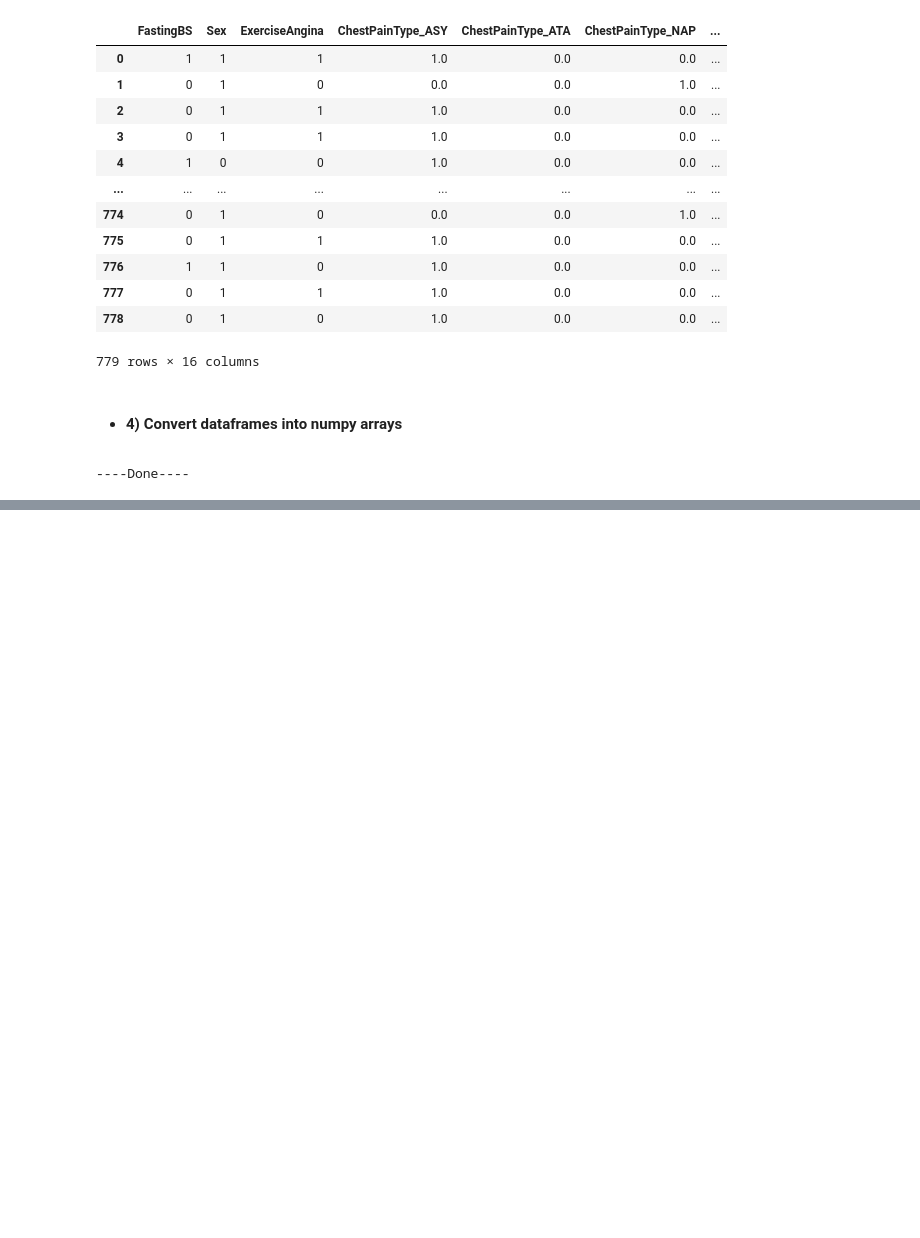
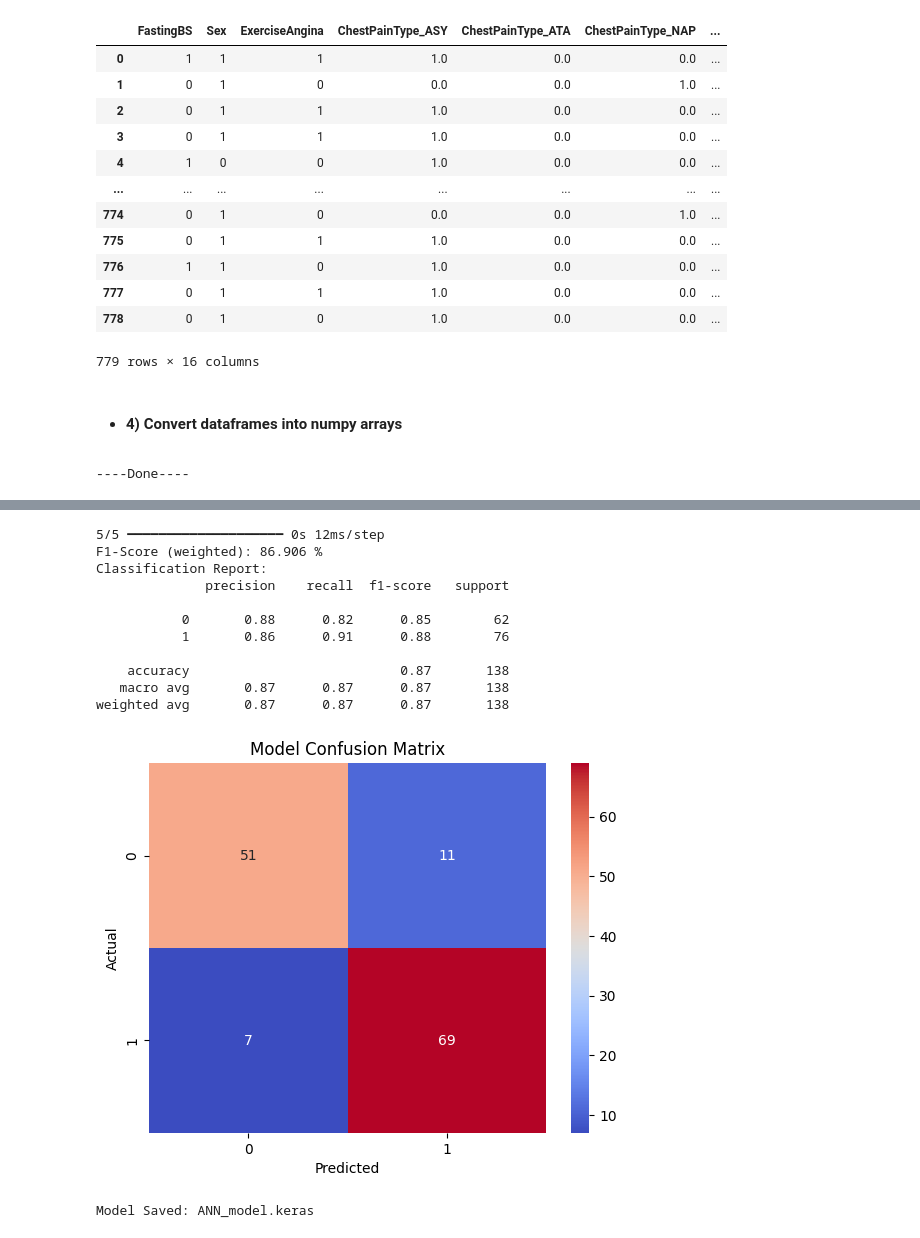
Before and after one commit to Nimaabediforud/Heart-Disease-Prediction, a Jupyter notebook: Notebooks/HDP-ANN.ipynb, the cells around one changed output, grey strips where cells are left out. Saved outputs shown, nothing was run; the diff lists cells and outputs as text; code cells hidden in the pictures; blank space fills up the shorter version.

```diff
--- a/Notebooks/HDP-ANN.ipynb
+++ b/Notebooks/HDP-ANN.ipynb
@@ -387,0 +487,49 @@ print("----Done----")
+# %%
+#----------------------------------------------
+# More detailed evaluation on validation set
+#----------------------------------------------
+
+# Predict
+y_pred_probs = model.predict(final_X_val) # Outputs are probabilities which is between 0 & 1
+
+# For evaluation with below metrics probs need to be converted into binary labels 0 or 1, So:
+# Convert probabilities into binary labels
+y_pred = (y_pred_probs > 0.45).astype("int32").flatten()
+
+# Evaluate
+# F1-score
+print(f"F1-Score (weighted): {round(f1_score(y_val, y_pred, average='weighted') * 100, 3)} %")
+# Classification report
+print(f"Classification Report:\n{classification_report(y_val, y_pred)}")
+# Confusion matrix
+cm = confusion_matrix(y_val, y_pred)
+
+# Visualize confusion matrix
+sns.heatmap(cm, annot=True, cmap='coolwarm')
+plt.title("Model Confusion Matrix")
+plt.xlabel("Predicted")
+plt.ylabel("Actual")
+plt.show()
+# %% [output]
+5/5 ━━━━━━━━━━━━━━━━━━━━ 0s 12ms/step
+F1-Score (weighted): 86.906 %
+Classification Report:
+              precision    recall  f1-score   support
+
+           0       0.88      0.82      0.85        62
+           1       0.86      0.91      0.88        76
+
+    accuracy                           0.87       138
+   macro avg       0.87      0.87      0.87       138
+weighted avg       0.87      0.87      0.87       138
+[figure, added]
+# %%
+#----------------
+# Save the model
+#----------------
+
+model.save("../Models/ANN_model.keras")
+
+print("Model Saved: ANN_model.keras")
+# %% [output]
+Model Saved: ANN_model.keras
```
Also changed, not shown: parts of 5 cells of this notebook, 7 other files.
